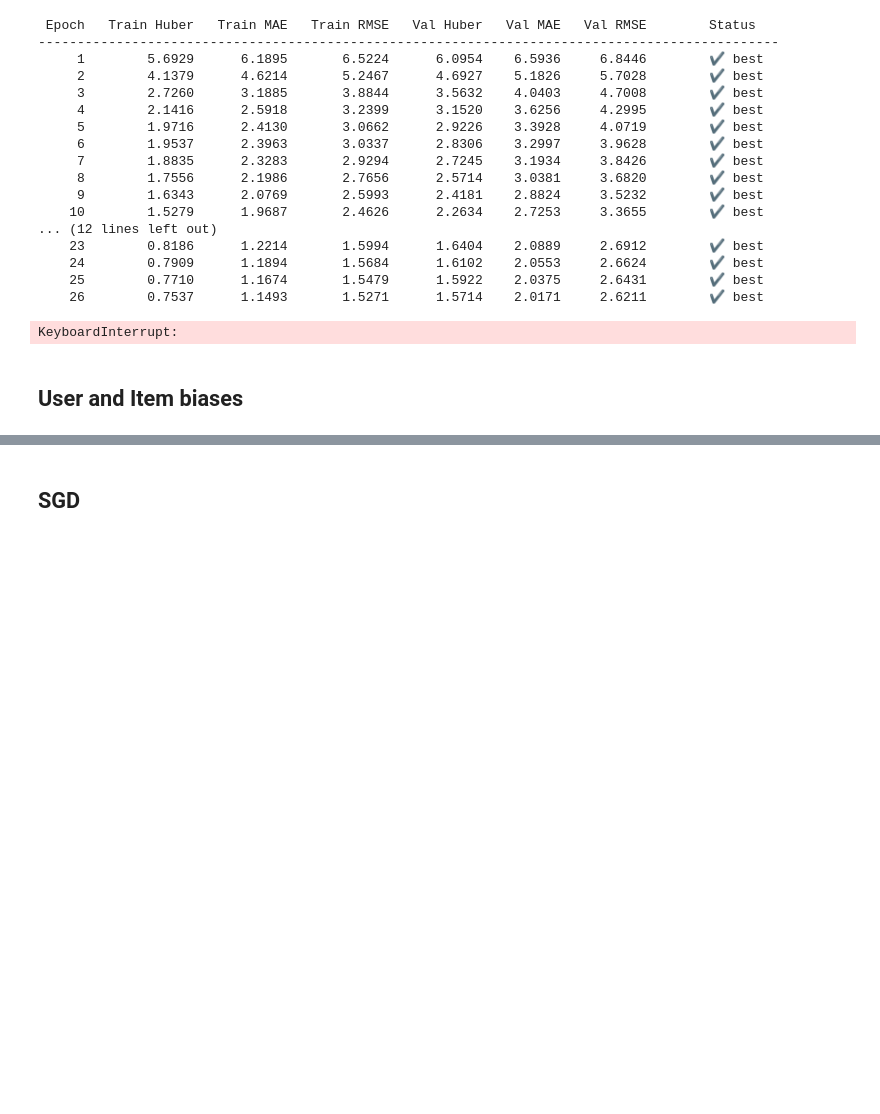
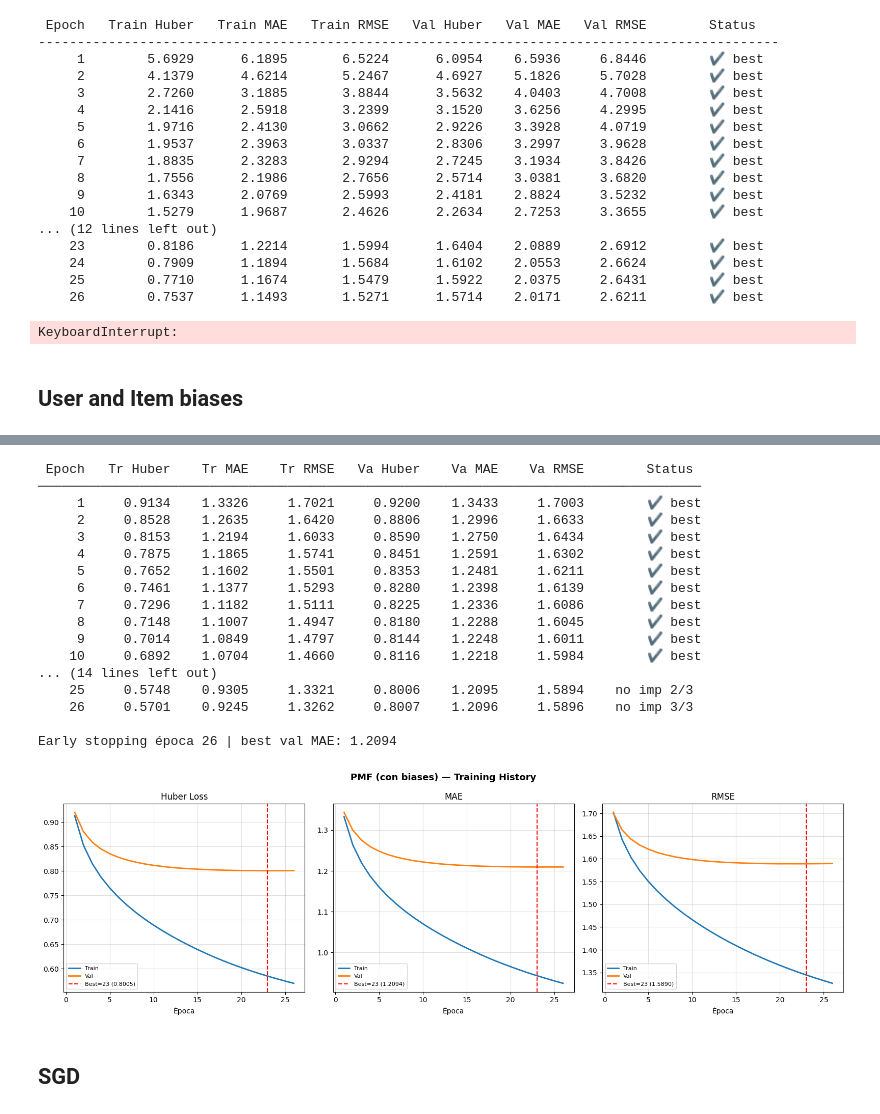
Before and after one commit to EderTarifa/recommender-systems, a Jupyter notebook: competition1_PMF.ipynb, the cells around one changed output, grey strips where cells are left out. Saved outputs shown, nothing was run; the diff lists cells and outputs as text; code cells hidden in the pictures; blank space fills up the shorter version.

```diff
--- a/competition1_PMF.ipynb
+++ b/competition1_PMF.ipynb
@@ -767,4 +764,44 @@ r̂_ui = μ  +  b_u[u]  +  b_i[i]  +  U[u] · V[i]
 KeyboardInterrupt:
+# %%
+# Con biases (recomendado)
+pmf = PMF(
+    n_factors  = 20,
+    lambda_U   = 0.75,
+    lambda_V   = 0.75,
+    lambda_bu  = 0.1,   # biases necesitan menos regularización que factores
+    lambda_bi  = 0.1,
+    lr         = 0.0025,
+    n_epochs   = 100,
+    batch_size = 2048,
+    optimizer  = 'adam',
+    use_biases = True,   # ← activar biases
+)
+pmf.fit(
+    x_train, y_train, x_val, y_val,
+    user_map, item_map,
+    patience=3
+)
+
+pmf.plot_loss()
+# %% [output]
+ Epoch   Tr Huber    Tr MAE    Tr RMSE   Va Huber    Va MAE    Va RMSE        Status
+─────────────────────────────────────────────────────────────────────────────────────
+     1     0.9134    1.3326     1.7021     0.9200    1.3433     1.7003        ✔ best
+     2     0.8528    1.2635     1.6420     0.8806    1.2996     1.6633        ✔ best
+     3     0.8153    1.2194     1.6033     0.8590    1.2750     1.6434        ✔ best
+     4     0.7875    1.1865     1.5741     0.8451    1.2591     1.6302        ✔ best
+     5     0.7652    1.1602     1.5501     0.8353    1.2481     1.6211        ✔ best
+     6     0.7461    1.1377     1.5293     0.8280    1.2398     1.6139        ✔ best
+     7     0.7296    1.1182     1.5111     0.8225    1.2336     1.6086        ✔ best
+     8     0.7148    1.1007     1.4947     0.8180    1.2288     1.6045        ✔ best
+     9     0.7014    1.0849     1.4797     0.8144    1.2248     1.6011        ✔ best
+    10     0.6892    1.0704     1.4660     0.8116    1.2218     1.5984        ✔ best
+... (14 lines left out)
+    25     0.5748    0.9305     1.3321     0.8006    1.2095     1.5894    no imp 2/3
+    26     0.5701    0.9245     1.3262     0.8007    1.2096     1.5896    no imp 3/3
+
+Early stopping época 26 | best val MAE: 1.2094
+[figure, added]
 # %% [markdown]
 ## SGD
 # %%
```
Also changed, not shown: parts of 34 cells of this notebook, 3 other files.
